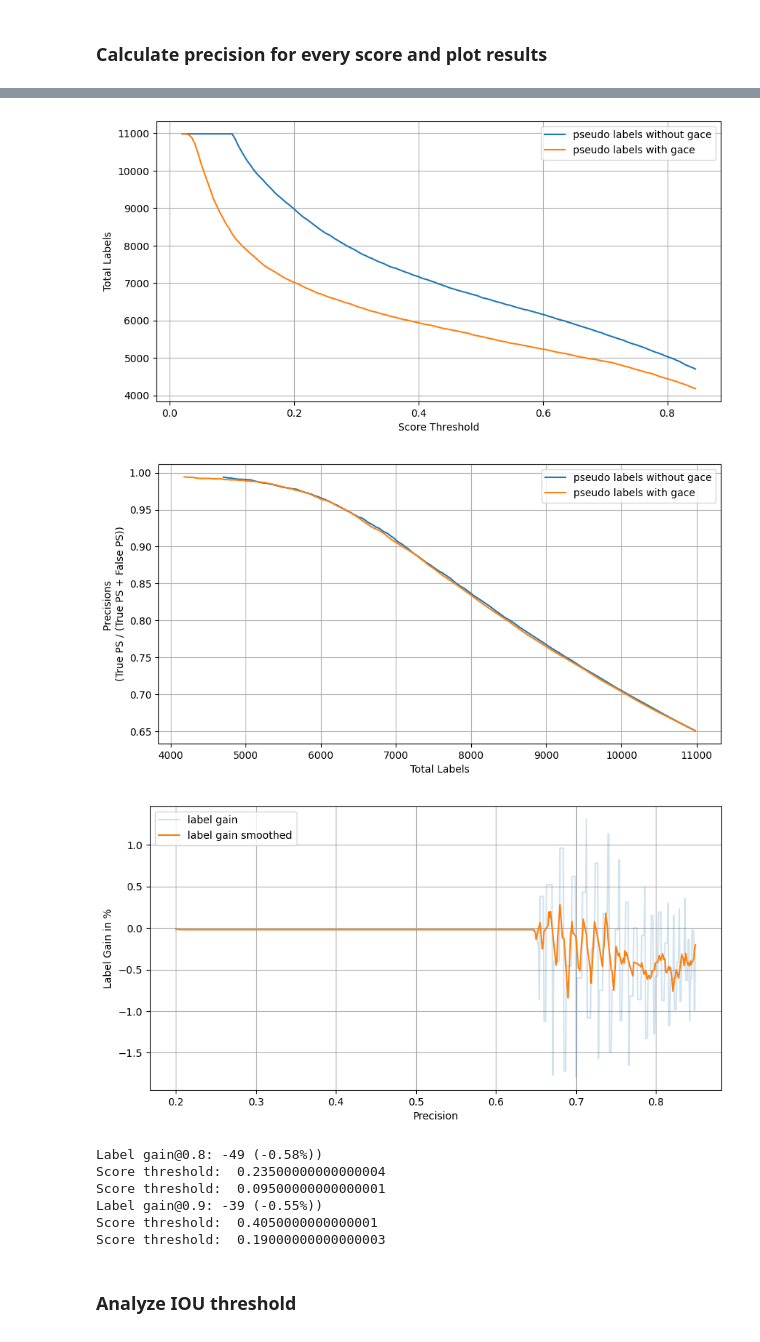
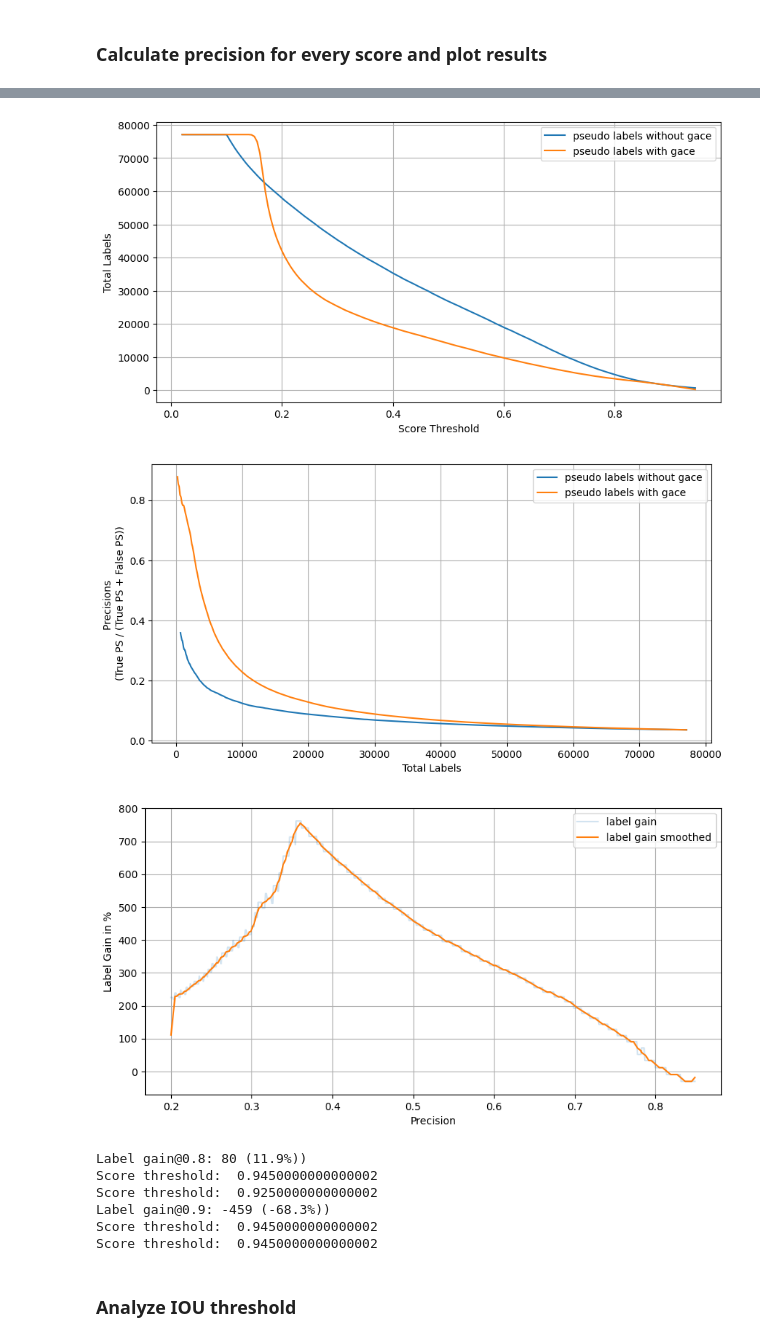
Before and after one commit to griesbchr/3DTrans, a Jupyter notebook: tools/misc/selftraining/analyze_detresults_pseudolabels.ipynb, the cells around one changed output, grey strips where cells are left out. Cells and saved outputs as stored; diff of their text form; code cells hidden in the pictures.

Commit message:
implemented online gace for selftraining

```diff
--- a/tools/misc/selftraining/analyze_detresults_pseudolabels.ipynb
+++ b/tools/misc/selftraining/analyze_detresults_pseudolabels.ipynb
@@ -494,10 +390,10 @@ source_dataset_name = "avltruck"
 target_dataset_name = "zod"
 
 detections_gace = pd.DataFrame()
-results_path_gace = "/home/cgriesbacher/thesis/3DTrans/output_okeanos/output/avltruck_models/pvrcnnpp_STzod/D16_20epochs_STzod_ft_D6_50epochs_fov/ps_label/det_annos_gace_e0.pkl"
+results_path_gace = "/home/cgriesbacher/thesis/3DTrans/output/avltruck_models/pvrcnnpp_STzod/D16_15epochs_STzod_ft_D6_50epochs_gace/ps_label/det_annos_gace_e1.pkl"
 detections_gace = load_detections(results_path_gace, detections_gace, train_dataset=source_dataset_name, eval_dataset=target_dataset_name+"_gace")
 
 detections_no_gace = pd.DataFrame()
-results_path_no_gace = "/home/cgriesbacher/thesis/3DTrans/output_okeanos/output/avltruck_models/pvrcnnpp_STzod/D16_20epochs_STzod_ft_D6_50epochs_fov/ps_label/det_annos_e0.pkl"
+results_path_no_gace = "/home/cgriesbacher/thesis/3DTrans/output/avltruck_models/pvrcnnpp_STzod/D16_15epochs_STzod_ft_D6_50epochs_gace/ps_label/det_annos_e1.pkl"
 detections_no_gace = load_detections(results_path_no_gace, detections_no_gace, train_dataset=source_dataset_name, eval_dataset=target_dataset_name)
 # %% [output]
@@ -743,14 +658,16 @@ Try using .loc[row_indexer,col_indexer] = value instead
 See the caveats in the documentation: https://pandas.pydata.org/pandas-docs/stable/user_guide/indexing.html#returning-a-view-versus-a-copy
   gt_labels[f'detected_{iou_threshold}'] = gt_labels['iou'] >= iou_threshold
 # %%
-clss = "Vehicle"
+clss = "Cyclist"
 detections_class = detections[detections['name'] == clss]
 detections_gace = detections_class[detections_class['with_gace'] == True]
 detections_no_gace = detections_class[detections_class['with_gace'] == False]
 
+print("detected objects")
 print(len(detections_gace))
 print(len((detections_no_gace)))
 print("")
+print("detected frames")
 print(len(detections_gace["frame_id"].unique()))
 print(len(detections_no_gace["frame_id"].unique()))
 # %% [output]
@@ -945,7 +869,7 @@ def calc_fp_precisions(detections, score_thresholds, iou_threshold):
 
 
 def plot_precisions(detections, label, iou_threshold, detections2=None, label2=None):
-    score_thresholds = np.arange(0.02, 0.85, 0.005)
+    score_thresholds = np.arange(0.02, 0.95, 0.005)
     #cap score thresholds at max score
     score_thresholds = score_thresholds[score_thresholds <= detections['score'].max()]
     if detections2 is not None:
@@ -1022,12 +946,12 @@ plot_precisions(detections_no_gace, "pseudo labels without gace", 0.1, detection
-[figure, old version]
+[figure, new version]
-[figure, old version]
+[figure, new version]
-[figure, old version]
+[figure, new version]
-Label gain@0.8: -49 (-0.58%))
-Score threshold:  0.23500000000000004
-Score threshold:  0.09500000000000001
-Label gain@0.9: -39 (-0.55%))
-Score threshold:  0.4050000000000001
-Score threshold:  0.19000000000000003
+Label gain@0.8: 80 (11.9%))
+Score threshold:  0.9450000000000002
+Score threshold:  0.9250000000000002
+Label gain@0.9: -459 (-68.3%))
+Score threshold:  0.9450000000000002
+Score threshold:  0.9450000000000002
 # %% [markdown]
 ### Analyze IOU threshold
 # %%
```
Also changed, not shown: parts of 14 cells of this notebook, 7 other files.
